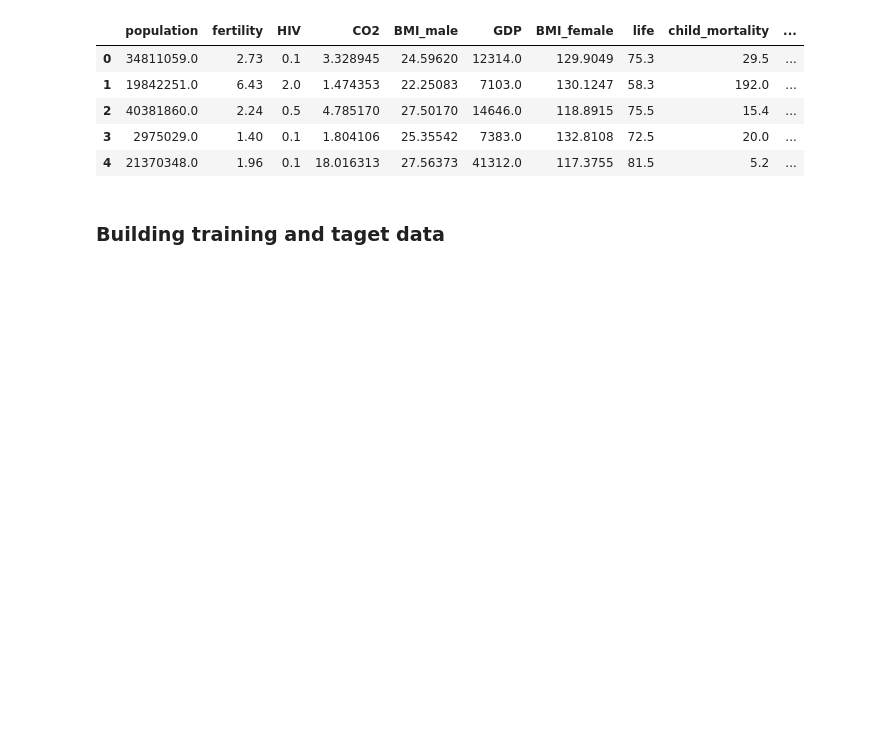
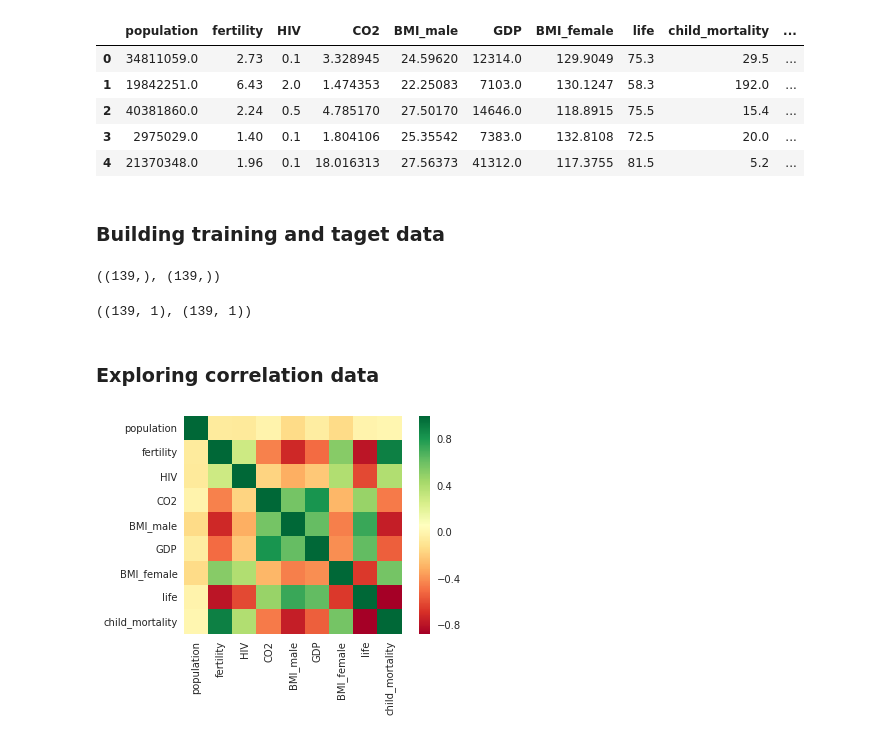
Before and after one commit to LessIsMorePy/jupyter-projects, a Jupyter notebook: notebooks/Machine Learning/Regression.ipynb, the cells around one changed output. Saved outputs shown, nothing was run; the diff lists cells and outputs as text; code cells hidden in the pictures; blank space fills up the shorter version.

```diff
--- a/notebooks/Machine Learning/Regression.ipynb
+++ b/notebooks/Machine Learning/Regression.ipynb
@@ -6,3 +5,13 @@ import pandas as pd
+# %%
+import numpy as np
+import pandas as pd
+import seaborn as sns
+import matplotlib.pyplot as plt
+from sklearn.linear_model import LinearRegression
+from sklearn.linear_model import LinearRegression
+from sklearn.metrics import mean_squared_error
+from sklearn.model_selection import train_test_split
+sns.set()
 # %% [markdown]
 ### Importing data
 # %%
@@ -23,3 +32,7 @@ df.head()
 # %%
 X = df['fertility']
 y = df['life']
+# %%
+X.shape, y.shape
+# %% [output]
+((139,), (139,))
@@ -25,0 +42,11 @@ y = df['life']
+# %%
+X.shape, y.shape
+# %% [output]
+((139, 1), (139, 1))
+# %% [markdown]
+### Exploring correlation data
+# %%
+sns.heatmap(df.corr(), square=True, cmap='RdYlGn')
+plt.show()
+# %% [output]
+[figure, added]
```
Also changed, not shown: parts of 56 cells of this notebook.
